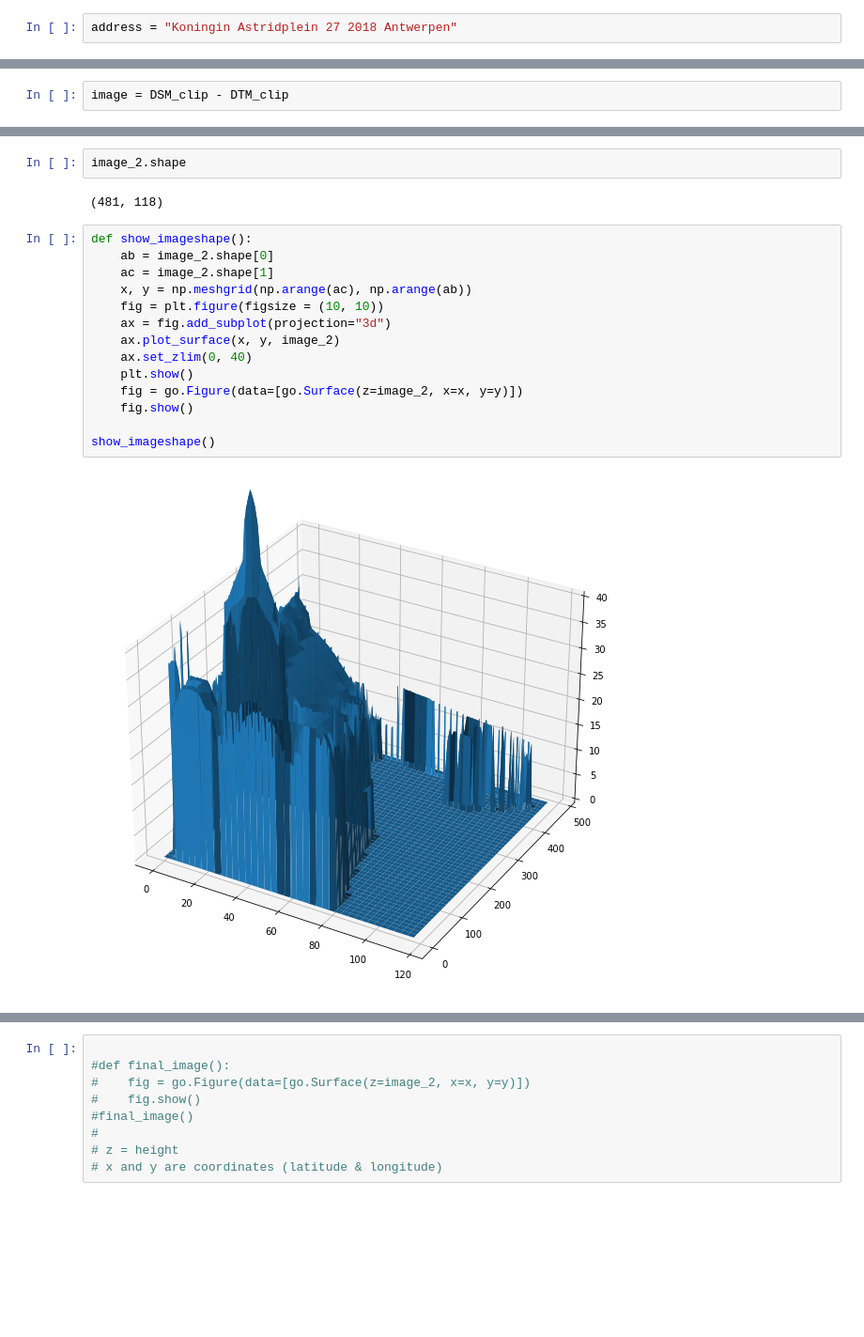
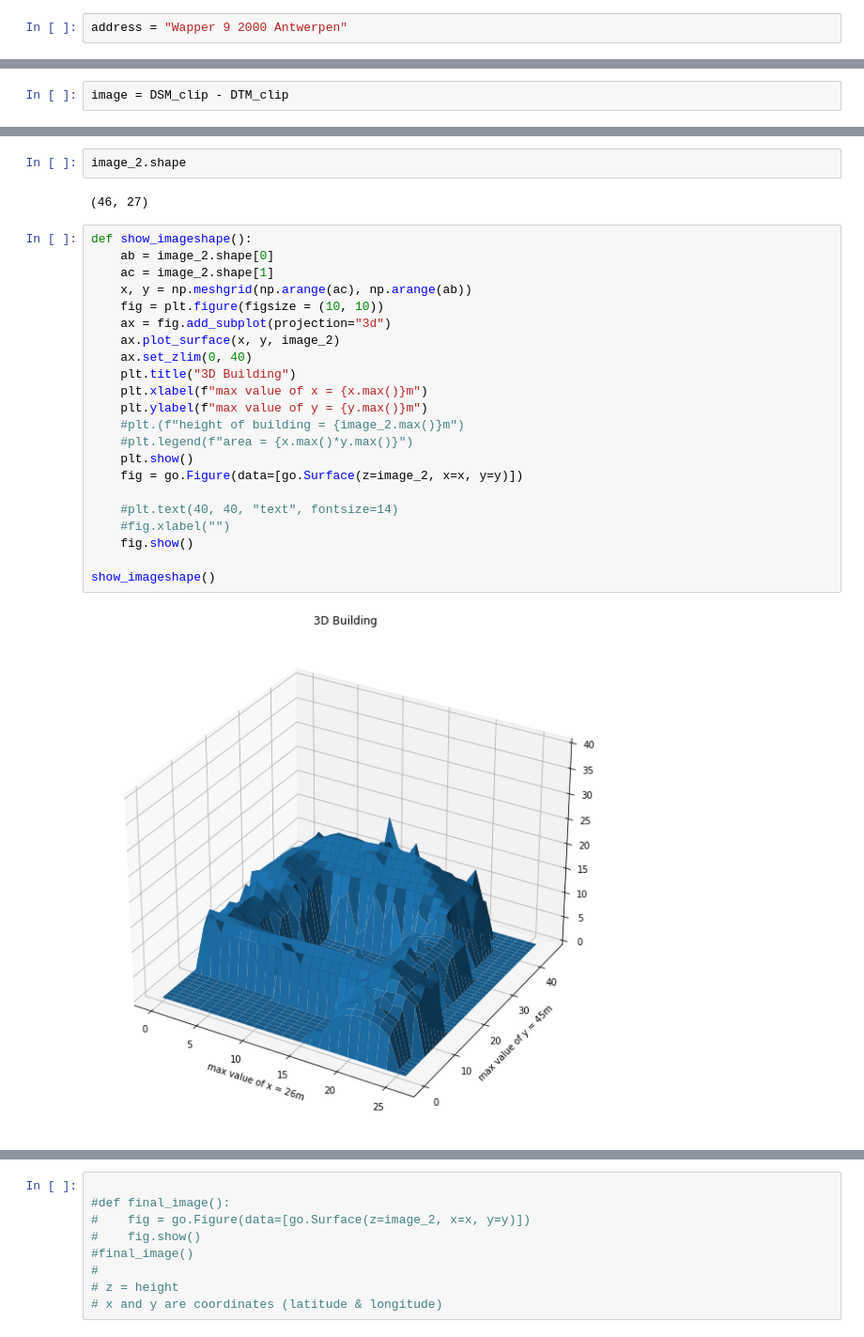
Before and after one commit to agilepydev/3D-House, a Jupyter notebook: 3D-House-Project/api coordinates.ipynb, the cells around one changed output, grey strips where cells are left out. Shown at 94% size. Cells and saved outputs as stored; diff of their text form; blank space fills up the shorter version.

```diff
--- a/3D-House-Project/api coordinates.ipynb
+++ b/3D-House-Project/api coordinates.ipynb
@@ -22,7 +22,7 @@ from shapely.geometry import Polygon
 import shapefile
 %matplotlib inline
 # %%
-address = "Koningin Astridplein 27 2018 Antwerpen"
+address = "Wapper 9 2000 Antwerpen"
 # %%
 def get_coordinates(address: str):
     req = requests.get(f"https://loc.geopunt.be/v4/Location?q={address}").json()
@@ -215,23 +201,31 @@ image_2 = clean_image()
 # %%
 image_2.shape
 # %% [output]
-(481, 118)
+(46, 27)
 # %%
 def show_imageshape():
     ab = image_2.shape[0]
     ac = image_2.shape[1]
     x, y = np.meshgrid(np.arange(ac), np.arange(ab))
     fig = plt.figure(figsize = (10, 10))
     ax = fig.add_subplot(projection="3d")
     ax.plot_surface(x, y, image_2)
     ax.set_zlim(0, 40)
+    plt.title("3D Building")
+    plt.xlabel(f"max value of x = {x.max()}m")
+    plt.ylabel(f"max value of y = {y.max()}m")
+    #plt.(f"height of building = {image_2.max()}m")
+    #plt.legend(f"area = {x.max()*y.max()}")
     plt.show()
     fig = go.Figure(data=[go.Surface(z=image_2, x=x, y=y)])
+
+    #plt.text(40, 40, "text", fontsize=14)
+    #fig.xlabel("")
     fig.show()
 
 show_imageshape()
 # %% [output]
-[figure, old version]
+[figure, new version]
 [interactive output not drawn]
 # %%
 
```
Also changed, not shown: parts of 9 cells of this notebook, 4 other files.
